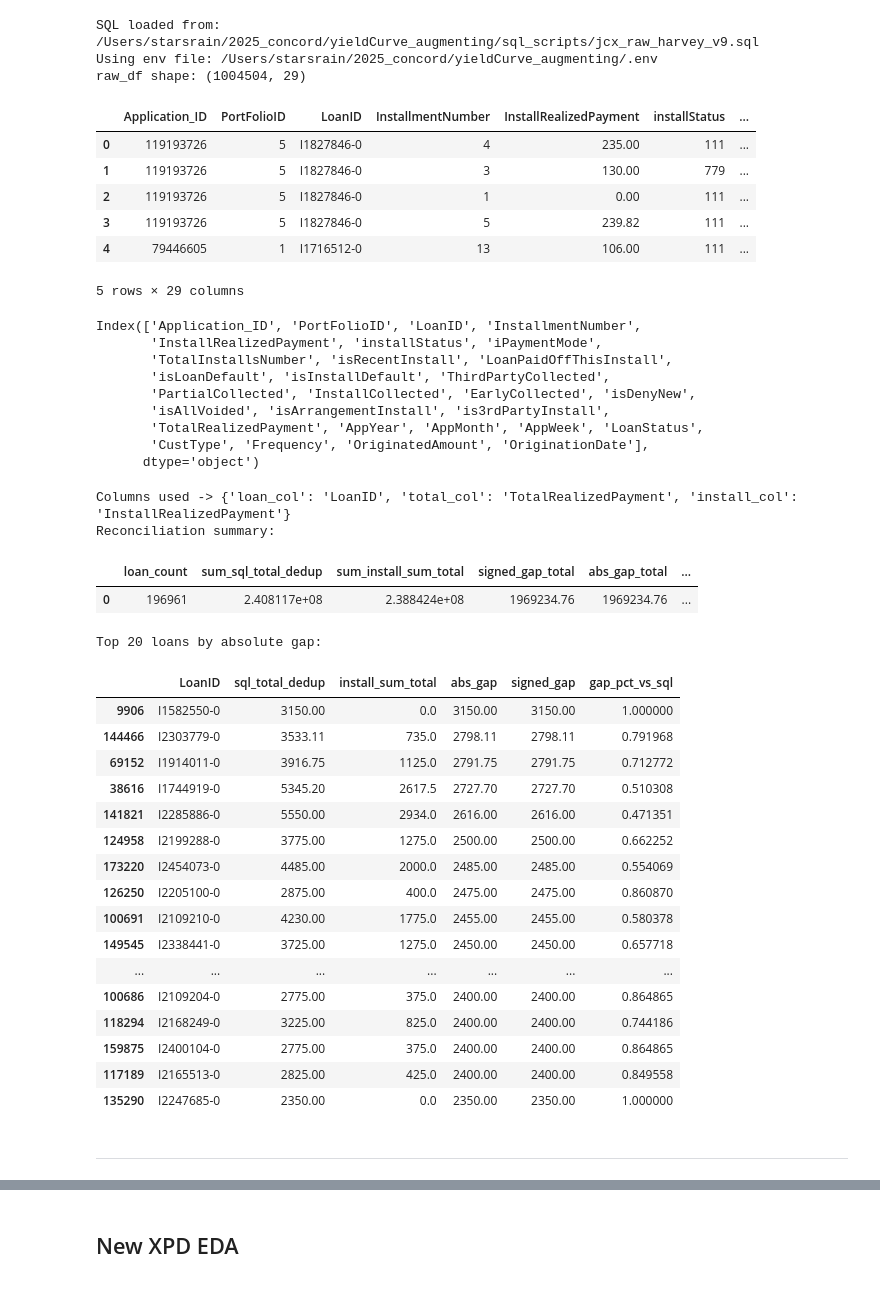
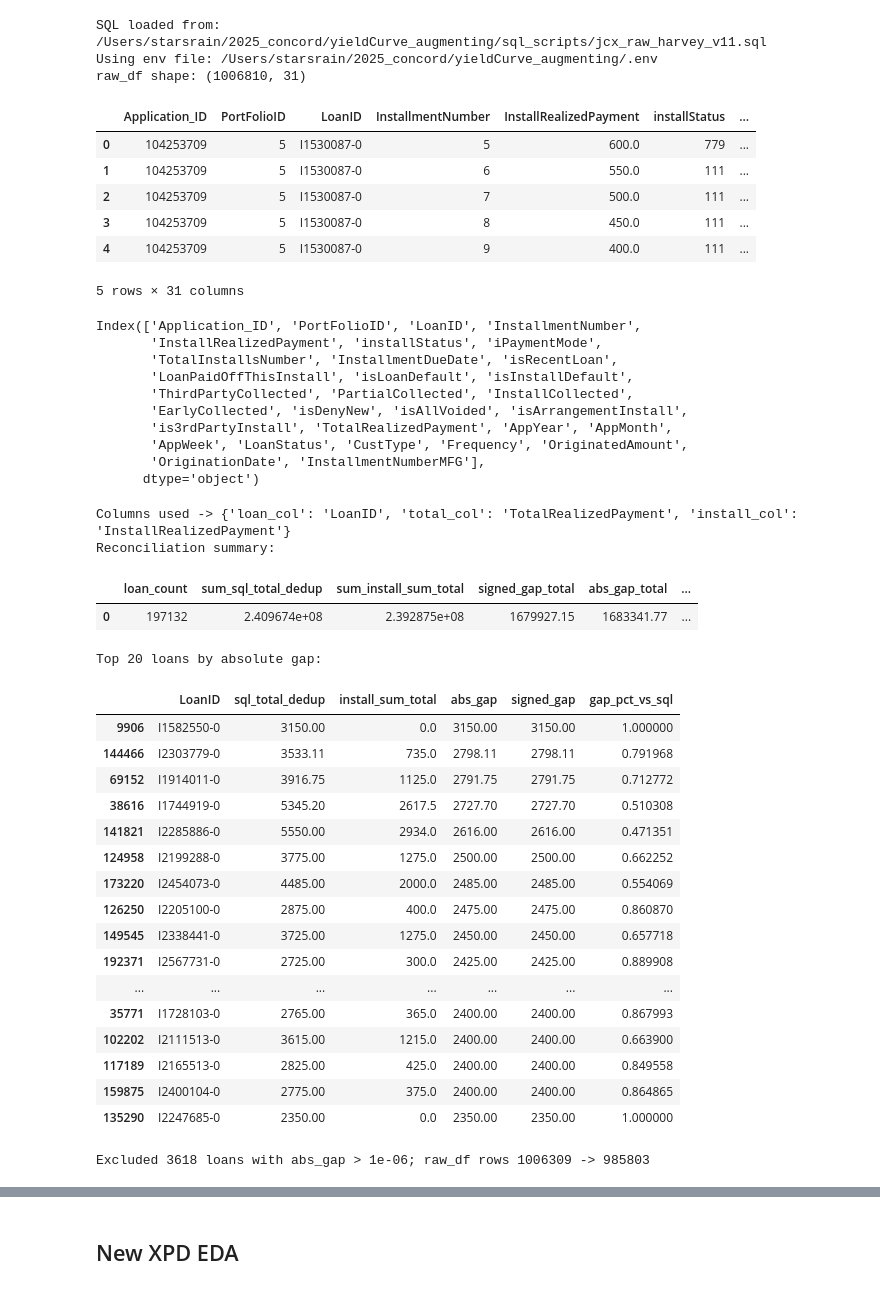
Before and after one commit to Junchen-concord/yieldCurve_augmenting, a Jupyter notebook: yield_projections_notebooks/jcx_2026_projection_V3.ipynb, the cells around one changed output, grey strips where cells are left out. Drawn from its saved outputs; the diff is of its cells as text; code cells hidden in the pictures.

Commit message:
0512_payinProjection_v5_fullDump

```diff
--- a/yield_projections_notebooks/jcx_2026_projection_V3.ipynb
+++ b/yield_projections_notebooks/jcx_2026_projection_V3.ipynb
@@ -26,41 +26,42 @@ from util.sql_runner import execute_sql_and_read_temp_table
 # %%
 # Paths
 project_root = Path.cwd().resolve().parent  # .../yieldCurve_augmenting
 env_path = project_root / '.env'
-sql_path = project_root / 'sql_scripts' / 'jcx_raw_harvey_v9.sql'
+sql_path = project_root / 'sql_scripts' / 'jcx_raw_harvey_v11.sql'
 
 # Load SQL and execute temp-table workflow
 engine = create_db_engine(env_path)
 setup_sql = read_sql_file(sql_path)
 
-raw_df = execute_sql_and_read_temp_table(engine, setup_sql, '#t17_combined')
+raw_df = execute_sql_and_read_temp_table(engine, setup_sql, '#t17_mfg')
 
 print('SQL loaded from:', sql_path)
 print('Using env file:', env_path)
 print('raw_df shape:', raw_df.shape)
 raw_df.head()
 # %% [output]
-SQL loaded from: /Users/starsrain/2025_concord/yieldCurve_augmenting/sql_scripts/jcx_raw_harvey_v9.sql
+SQL loaded from: /Users/starsrain/2025_concord/yieldCurve_augmenting/sql_scripts/jcx_raw_harvey_v11.sql
 Using env file: /Users/starsrain/2025_concord/yieldCurve_augmenting/.env
-raw_df shape: (1004504, 29)
+raw_df shape: (1006810, 31)
 |  | Application_ID | PortFolioID | LoanID | InstallmentNumber | InstallRealizedPayment | installStatus | ... |
-| 0 | 119193726 | 5 | I1827846-0 | 4 | 235.00 | 111 | ... |
-| 1 | 119193726 | 5 | I1827846-0 | 3 | 130.00 | 779 | ... |
-| 2 | 119193726 | 5 | I1827846-0 | 1 | 0.00 | 111 | ... |
-| 3 | 119193726 | 5 | I1827846-0 | 5 | 239.82 | 111 | ... |
-| 4 | 79446605 | 1 | I1716512-0 | 13 | 106.00 | 111 | ... |
+| 0 | 104253709 | 5 | I1530087-0 | 5 | 600.0 | 779 | ... |
+| 1 | 104253709 | 5 | I1530087-0 | 6 | 550.0 | 111 | ... |
+| 2 | 104253709 | 5 | I1530087-0 | 7 | 500.0 | 111 | ... |
+| 3 | 104253709 | 5 | I1530087-0 | 8 | 450.0 | 111 | ... |
+| 4 | 104253709 | 5 | I1530087-0 | 9 | 400.0 | 111 | ... |
-5 rows × 29 columns
+5 rows × 31 columns
 # %%
 raw_df.columns
 # %% [output]
 Index(['Application_ID', 'PortFolioID', 'LoanID', 'InstallmentNumber',
        'InstallRealizedPayment', 'installStatus', 'iPaymentMode',
-       'TotalInstallsNumber', 'isRecentInstall', 'LoanPaidOffThisInstall',
-       'isLoanDefault', 'isInstallDefault', 'ThirdPartyCollected',
-       'PartialCollected', 'InstallCollected', 'EarlyCollected', 'isDenyNew',
-       'isAllVoided', 'isArrangementInstall', 'is3rdPartyInstall',
-       'TotalRealizedPayment', 'AppYear', 'AppMonth', 'AppWeek', 'LoanStatus',
-       'CustType', 'Frequency', 'OriginatedAmount', 'OriginationDate'],
+       'TotalInstallsNumber', 'InstallmentDueDate', 'isRecentLoan',
+       'LoanPaidOffThisInstall', 'isLoanDefault', 'isInstallDefault',
+       'ThirdPartyCollected', 'PartialCollected', 'InstallCollected',
+       'EarlyCollected', 'isDenyNew', 'isAllVoided', 'isArrangementInstall',
+       'is3rdPartyInstall', 'TotalRealizedPayment', 'AppYear', 'AppMonth',
+       'AppWeek', 'LoanStatus', 'CustType', 'Frequency', 'OriginatedAmount',
+       'OriginationDate', 'InstallmentNumberMFG'],
       dtype='object')
 # %%
 # Quick reconciliation view: SQL total vs recomputed from installment payin.
@@ -129,7 +130,7 @@ display(recon_loan.sort_values('abs_gap', ascending=False).head(20))
 Columns used -> {'loan_col': 'LoanID', 'total_col': 'TotalRealizedPayment', 'install_col': 'InstallRealizedPayment'}
 Reconciliation summary:
 |  | loan_count | sum_sql_total_dedup | sum_install_sum_total | signed_gap_total | abs_gap_total | ... |
-| 0 | 196961 | 2.408117e+08 | 2.388424e+08 | 1969234.76 | 1969234.76 | ... |
+| 0 | 197132 | 2.409674e+08 | 2.392875e+08 | 1679927.15 | 1683341.77 | ... |
 Top 20 loans by absolute gap:
 |  | LoanID | sql_total_dedup | install_sum_total | abs_gap | signed_gap | gap_pct_vs_sql |
 | 9906 | I1582550-0 | 3150.00 | 0.0 | 3150.00 | 3150.00 | 1.000000 |
@@ -140,13 +141,25 @@ Top 20 loans by absolute gap:
 | 124958 | I2199288-0 | 3775.00 | 1275.0 | 2500.00 | 2500.00 | 0.662252 |
 | 173220 | I2454073-0 | 4485.00 | 2000.0 | 2485.00 | 2485.00 | 0.554069 |
 | 126250 | I2205100-0 | 2875.00 | 400.0 | 2475.00 | 2475.00 | 0.860870 |
-| 100691 | I2109210-0 | 4230.00 | 1775.0 | 2455.00 | 2455.00 | 0.580378 |
 | 149545 | I2338441-0 | 3725.00 | 1275.0 | 2450.00 | 2450.00 | 0.657718 |
+| 192371 | I2567731-0 | 2725.00 | 300.0 | 2425.00 | 2425.00 | 0.889908 |
 | ... | ... | ... | ... | ... | ... | ... |
-| 100686 | I2109204-0 | 2775.00 | 375.0 | 2400.00 | 2400.00 | 0.864865 |
-| 118294 | I2168249-0 | 3225.00 | 825.0 | 2400.00 | 2400.00 | 0.744186 |
+| 35771 | I1728103-0 | 2765.00 | 365.0 | 2400.00 | 2400.00 | 0.867993 |
+| 102202 | I2111513-0 | 3615.00 | 1215.0 | 2400.00 | 2400.00 | 0.663900 |
+| 117189 | I2165513-0 | 2825.00 | 425.0 | 2400.00 | 2400.00 | 0.849558 |
 | 159875 | I2400104-0 | 2775.00 | 375.0 | 2400.00 | 2400.00 | 0.864865 |
-| 117189 | I2165513-0 | 2825.00 | 425.0 | 2400.00 | 2400.00 | 0.849558 |
 | 135290 | I2247685-0 | 2350.00 | 0.0 | 2350.00 | 2350.00 | 1.000000 |
-# %% [markdown]
----
+# %%
+# Exclude loans with installment-sum vs SQL total mismatch (likely duplicate rows in combined output).
+gap_tol = 1e-6
+bad_loan_ids = recon_loan.loc[recon_loan['abs_gap'] > gap_tol, loan_col]
+n_bad_loans = bad_loan_ids.nunique()
+rows_before = len(raw_df)
+raw_df = raw_df[~raw_df[loan_col].isin(bad_loan_ids)].copy()
+rows_after = len(raw_df)
+print(
+    f'Excluded {n_bad_loans} loans with abs_gap > {gap_tol}; '
+    f'raw_df rows {rows_before} -> {rows_after}'
+)
+# %% [output]
+Excluded 3618 loans with abs_gap > 1e-06; raw_df rows 1006309 -> 985803
```
Also changed, not shown: parts of 4 cells of this notebook, 45 other files.
